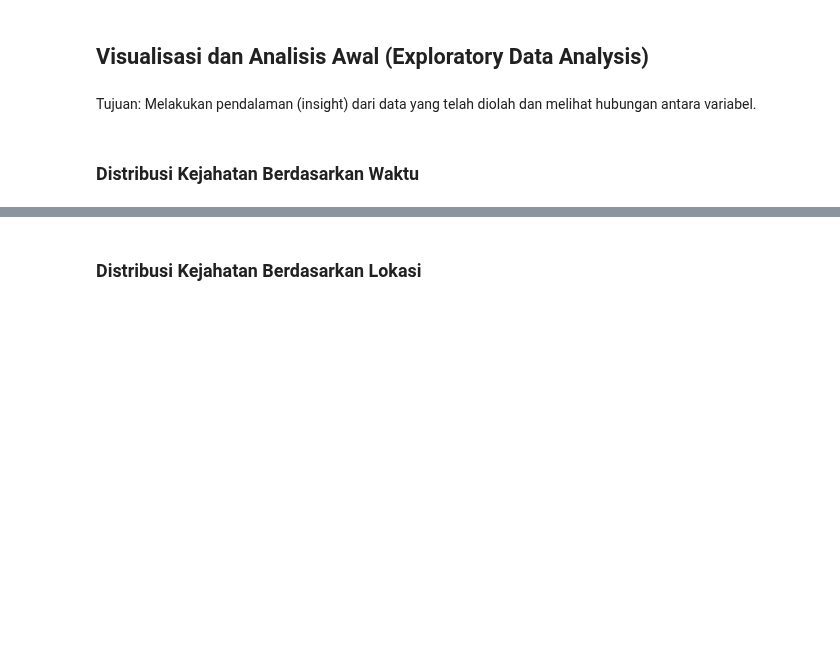
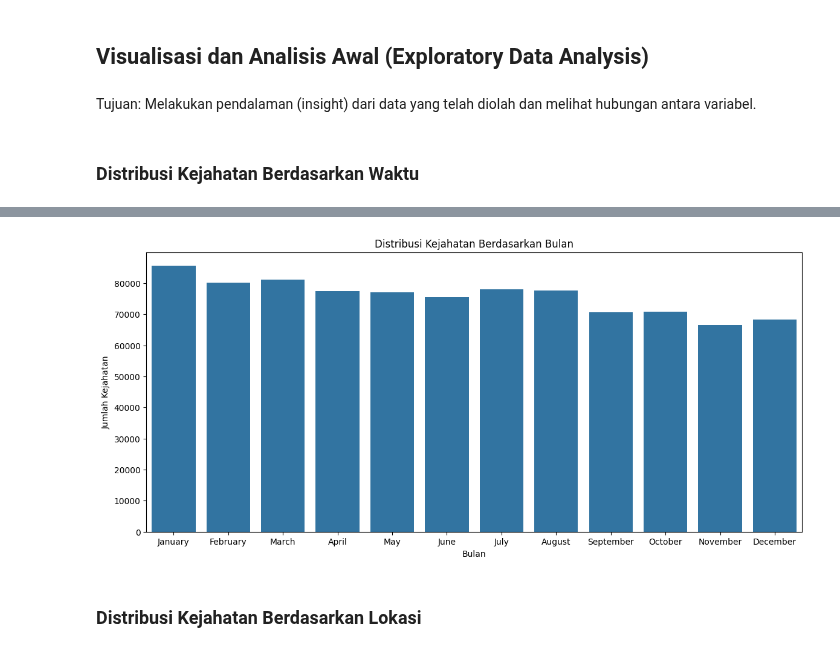
Before and after one commit to jasmrntha/tgp1-pap-c, a Jupyter notebook: Eksplorasi-dan-Prapemrosesan-Data.ipynb, the cells around one changed output, grey strips where cells are left out. Cells and saved outputs as stored; diff of their text form; code cells hidden in the pictures; blank space fills up the shorter version.

```diff
--- a/Eksplorasi-dan-Prapemrosesan-Data.ipynb
+++ b/Eksplorasi-dan-Prapemrosesan-Data.ipynb
@@ -430,2 +513,12 @@ Tujuan: Melakukan pendalaman (insight) dari data yang telah diolah dan melihat h
+# %%
+# Distribusi kejahatan berdasarkan bulan
+plt.figure(figsize=(14,6))
+sns.countplot(data=data_for_new_feature, x='month', order=['January', 'February', 'March', 'April', 'May', 'June', 'July', 'August', 'September', 'October', 'November', 'December'])
+plt.title('Distribusi Kejahatan Berdasarkan Bulan')
+plt.xlabel('Bulan')
+plt.ylabel('Jumlah Kejahatan')
+plt.show()
+# %% [output]
+[figure, added]
 # %% [markdown]
 ### Distribusi Kejahatan Berdasarkan Lokasi
```
Also changed, not shown: parts of 22 cells of this notebook, 1 other file.
